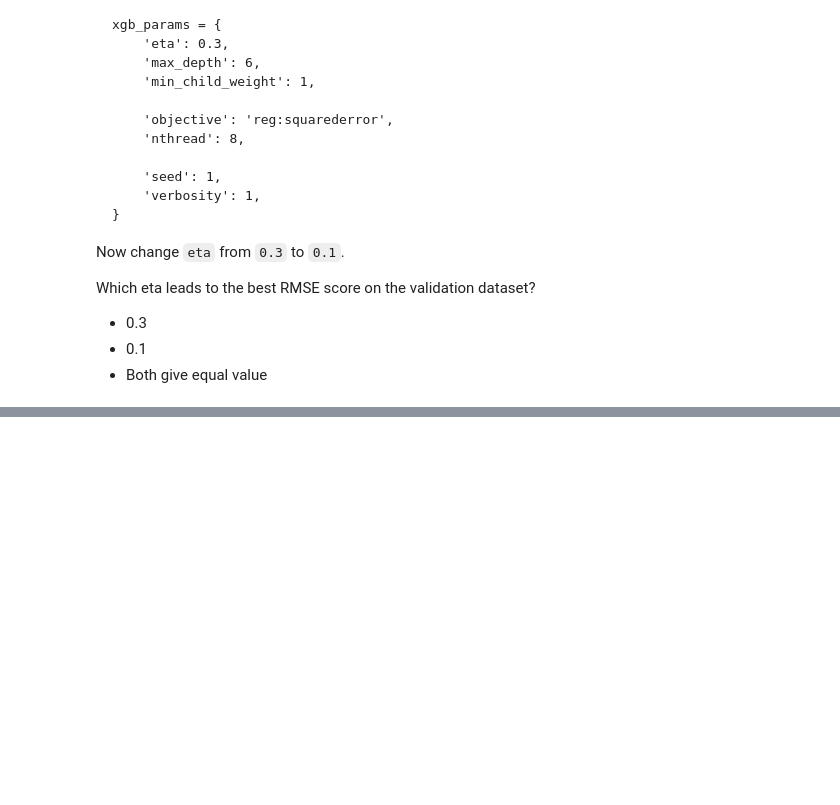
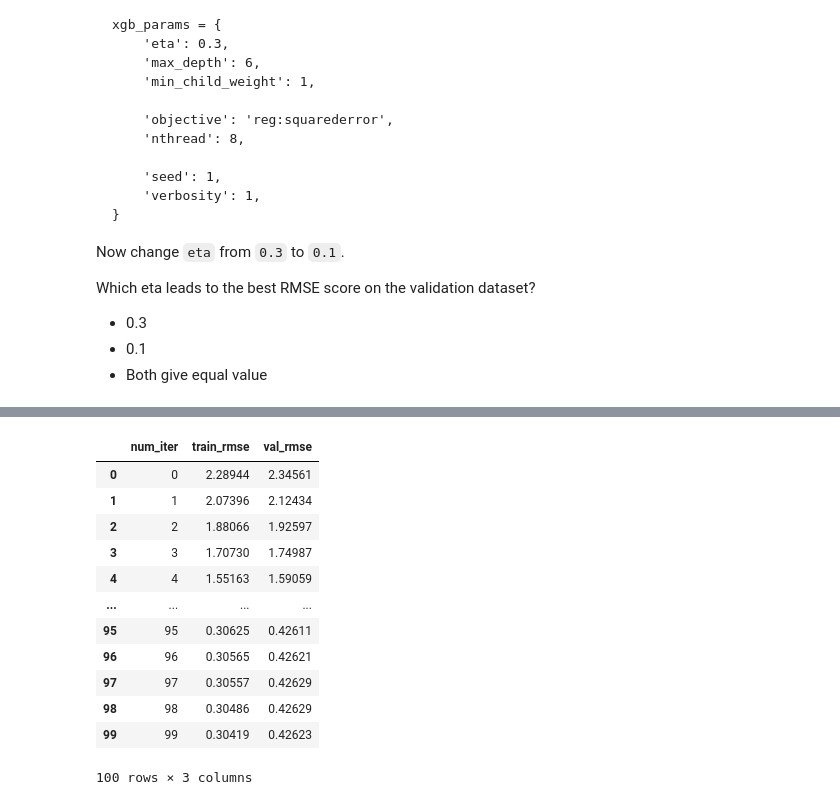
Before and after one commit to marcomathphysics/MLzoomcamp2025homeworks, a Jupyter notebook: H6ML2025.ipynb, the cells around one changed output, grey strips where cells are left out. Cells and saved outputs as stored; diff of their text form; code cells hidden in the pictures; blank space fills up the shorter version.

```diff
--- a/H6ML2025.ipynb
+++ b/H6ML2025.ipynb
@@ -373,0 +474,16 @@ Which eta leads to the best RMSE score on the validation dataset?
+# %%
+df_score
+# %% [output]
+|  | num_iter | train_rmse | val_rmse |
+| 0 | 0 | 2.28944 | 2.34561 |
+| 1 | 1 | 2.07396 | 2.12434 |
+| 2 | 2 | 1.88066 | 1.92597 |
+| 3 | 3 | 1.70730 | 1.74987 |
+| 4 | 4 | 1.55163 | 1.59059 |
+| ... | ... | ... | ... |
+| 95 | 95 | 0.30625 | 0.42611 |
+| 96 | 96 | 0.30565 | 0.42621 |
+| 97 | 97 | 0.30557 | 0.42629 |
+| 98 | 98 | 0.30486 | 0.42629 |
+| 99 | 99 | 0.30419 | 0.42623 |
+100 rows × 3 columns
```
Also changed, not shown: parts of 11 cells of this notebook.
